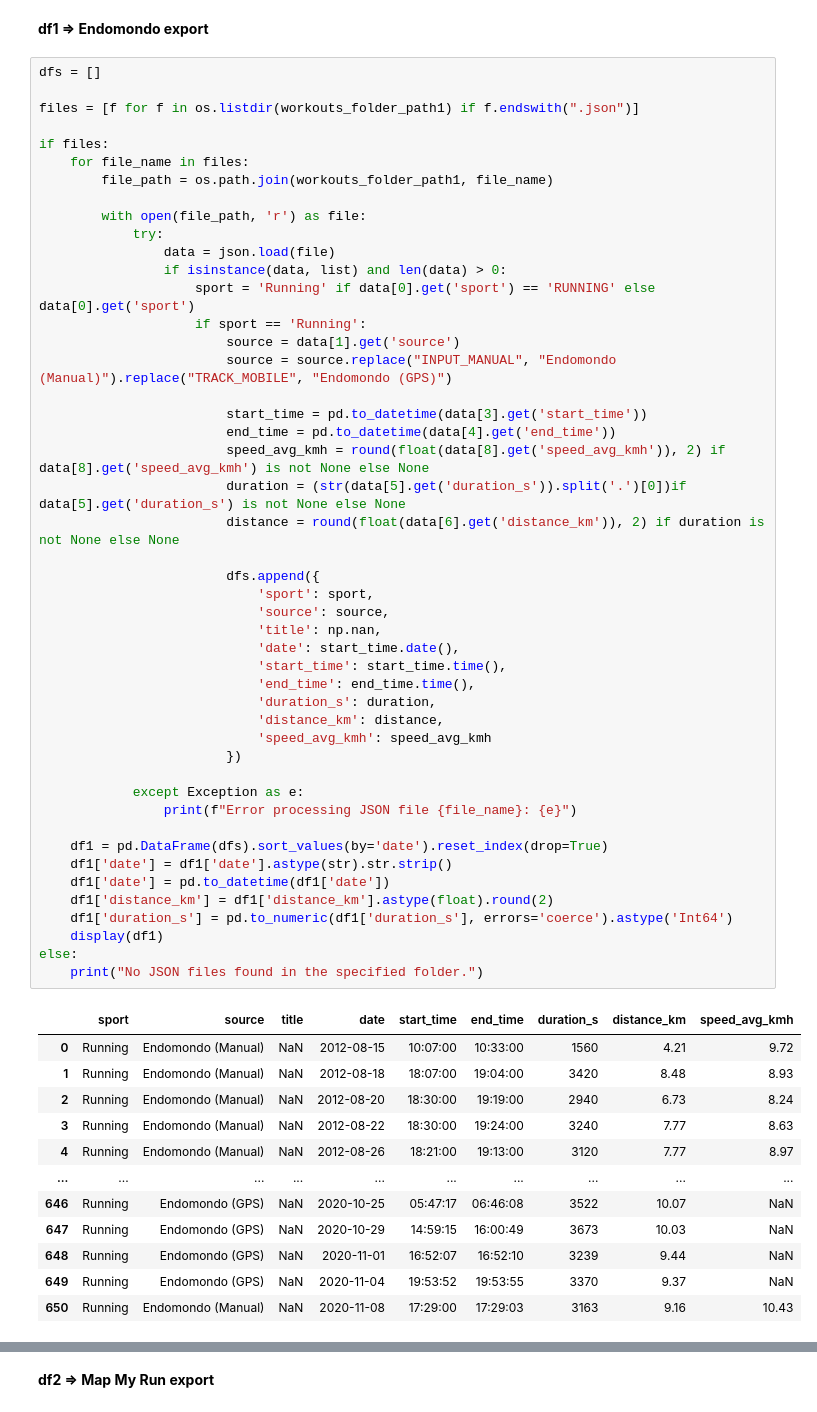
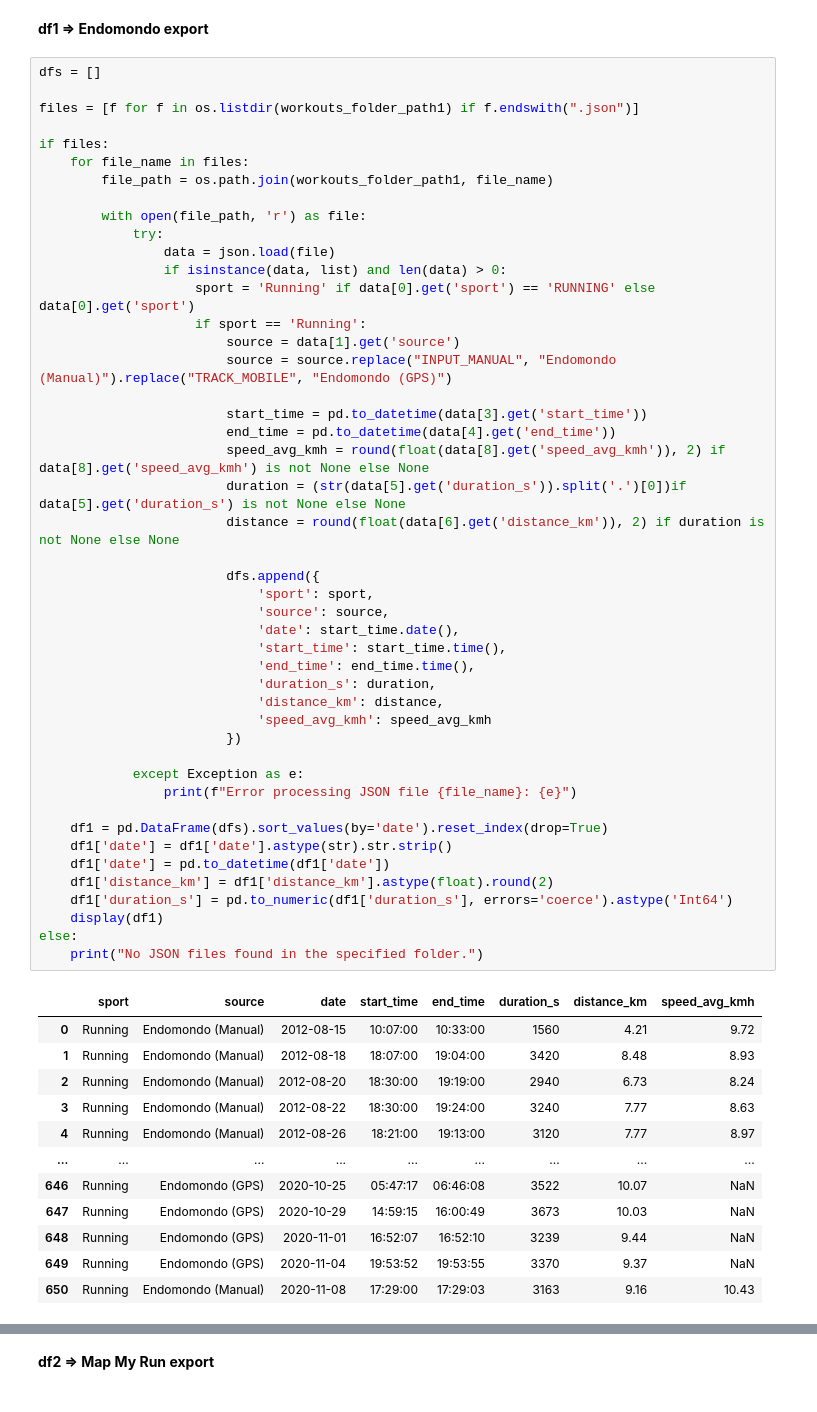
Before and after one commit to slazur83/Tableau, a Jupyter notebook: Workouts.ipynb, the cells around one changed output, grey strips where cells are left out. Cells and saved outputs as stored; diff of their text form.

```diff
--- a/Workouts.ipynb
+++ b/Workouts.ipynb
@@ -38,43 +38,42 @@ if files:
 
                         start_time = pd.to_datetime(data[3].get('start_time'))
                         end_time = pd.to_datetime(data[4].get('end_time'))
                         speed_avg_kmh = round(float(data[8].get('speed_avg_kmh')), 2) if data[8].get('speed_avg_kmh') is not None else None
                         duration = (str(data[5].get('duration_s')).split('.')[0])if data[5].get('duration_s') is not None else None
                         distance = round(float(data[6].get('distance_km')), 2) if duration is not None else None
 
                         dfs.append({
                             'sport': sport,
                             'source': source,
-                            'title': np.nan,
                             'date': start_time.date(),
                             'start_time': start_time.time(),
                             'end_time': end_time.time(),
                             'duration_s': duration,
                             'distance_km': distance,
                             'speed_avg_kmh': speed_avg_kmh
                         })
 
             except Exception as e:
                 print(f"Error processing JSON file {file_name}: {e}")
 
     df1 = pd.DataFrame(dfs).sort_values(by='date').reset_index(drop=True)
     df1['date'] = df1['date'].astype(str).str.strip()
     df1['date'] = pd.to_datetime(df1['date'])
     df1['distance_km'] = df1['distance_km'].astype(float).round(2)
     df1['duration_s'] = pd.to_numeric(df1['duration_s'], errors='coerce').astype('Int64')
     display(df1)
 else:
     print("No JSON files found in the specified folder.")
 # %% [output]
-|  | sport | source | title | date | start_time | end_time | duration_s | distance_km | speed_avg_kmh |
-| 0 | Running | Endomondo (Manual) | NaN | 2012-08-15 | 10:07:00 | 10:33:00 | 1560 | 4.21 | 9.72 |
-| 1 | Running | Endomondo (Manual) | NaN | 2012-08-18 | 18:07:00 | 19:04:00 | 3420 | 8.48 | 8.93 |
-| 2 | Running | Endomondo (Manual) | NaN | 2012-08-20 | 18:30:00 | 19:19:00 | 2940 | 6.73 | 8.24 |
-| 3 | Running | Endomondo (Manual) | NaN | 2012-08-22 | 18:30:00 | 19:24:00 | 3240 | 7.77 | 8.63 |
-| 4 | Running | Endomondo (Manual) | NaN | 2012-08-26 | 18:21:00 | 19:13:00 | 3120 | 7.77 | 8.97 |
-| ... | ... | ... | ... | ... | ... | ... | ... | ... | ... |
-| 646 | Running | Endomondo (GPS) | NaN | 2020-10-25 | 05:47:17 | 06:46:08 | 3522 | 10.07 | NaN |
-| 647 | Running | Endomondo (GPS) | NaN | 2020-10-29 | 14:59:15 | 16:00:49 | 3673 | 10.03 | NaN |
-| 648 | Running | Endomondo (GPS) | NaN | 2020-11-01 | 16:52:07 | 16:52:10 | 3239 | 9.44 | NaN |
-| 649 | Running | Endomondo (GPS) | NaN | 2020-11-04 | 19:53:52 | 19:53:55 | 3370 | 9.37 | NaN |
-| 650 | Running | Endomondo (Manual) | NaN | 2020-11-08 | 17:29:00 | 17:29:03 | 3163 | 9.16 | 10.43 |
+|  | sport | source | date | start_time | end_time | duration_s | distance_km | speed_avg_kmh |
+| 0 | Running | Endomondo (Manual) | 2012-08-15 | 10:07:00 | 10:33:00 | 1560 | 4.21 | 9.72 |
+| 1 | Running | Endomondo (Manual) | 2012-08-18 | 18:07:00 | 19:04:00 | 3420 | 8.48 | 8.93 |
+| 2 | Running | Endomondo (Manual) | 2012-08-20 | 18:30:00 | 19:19:00 | 2940 | 6.73 | 8.24 |
+| 3 | Running | Endomondo (Manual) | 2012-08-22 | 18:30:00 | 19:24:00 | 3240 | 7.77 | 8.63 |
+| 4 | Running | Endomondo (Manual) | 2012-08-26 | 18:21:00 | 19:13:00 | 3120 | 7.77 | 8.97 |
+| ... | ... | ... | ... | ... | ... | ... | ... | ... |
+| 646 | Running | Endomondo (GPS) | 2020-10-25 | 05:47:17 | 06:46:08 | 3522 | 10.07 | NaN |
+| 647 | Running | Endomondo (GPS) | 2020-10-29 | 14:59:15 | 16:00:49 | 3673 | 10.03 | NaN |
+| 648 | Running | Endomondo (GPS) | 2020-11-01 | 16:52:07 | 16:52:10 | 3239 | 9.44 | NaN |
+| 649 | Running | Endomondo (GPS) | 2020-11-04 | 19:53:52 | 19:53:55 | 3370 | 9.37 | NaN |
+| 650 | Running | Endomondo (Manual) | 2020-11-08 | 17:29:00 | 17:29:03 | 3163 | 9.16 | 10.43 |
```
Also changed, not shown: parts of 14 cells of this notebook.
